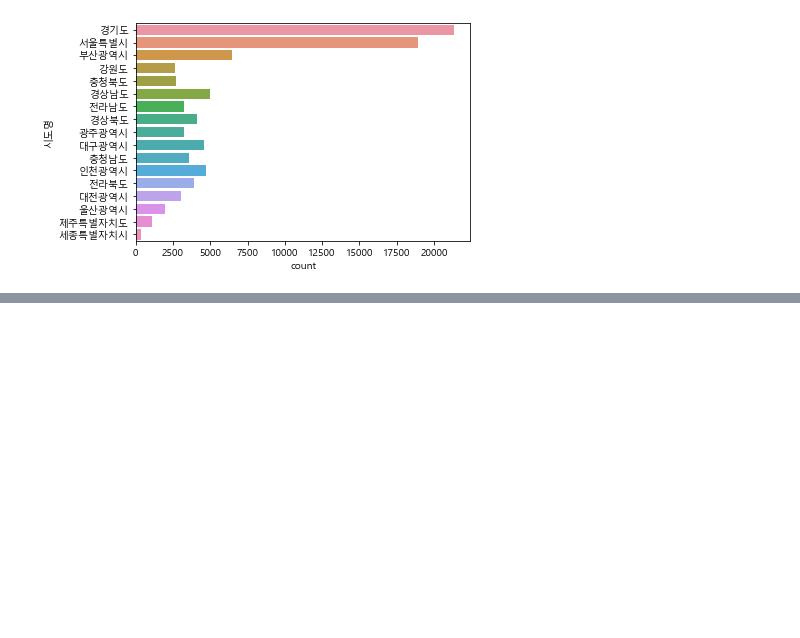
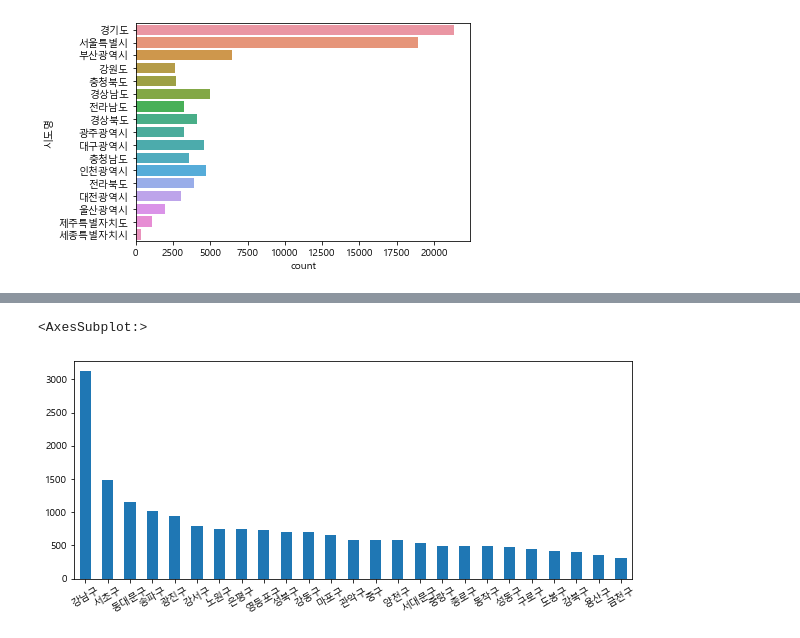
Before and after one commit to teng-ny/Today-I-Learn, a Jupyter notebook: 데이터분석(my)/서울 종합병원 분포 데이터분석.ipynb, the cells around one changed output, grey strips where cells are left out. Saved outputs shown, nothing was run; the diff lists cells and outputs as text; code cells hidden in the pictures; blank space fills up the shorter version.

```diff
--- a/데이터분석(my)/서울 종합병원 분포 데이터분석.ipynb
+++ b/데이터분석(my)/서울 종합병원 분포 데이터분석.ipynb
@@ -199,0 +340,6 @@ sns.countplot(data=df, y='시도명')
+# %%
+#시군구명 시각화
+df_seou["시군구명"].value_counts().plot.bar(figsize=(10,4), rot=30)
+# %% [output]
+<AxesSubplot:>
+[figure, added]
```
Also changed, not shown: parts of 23 cells of this notebook.
